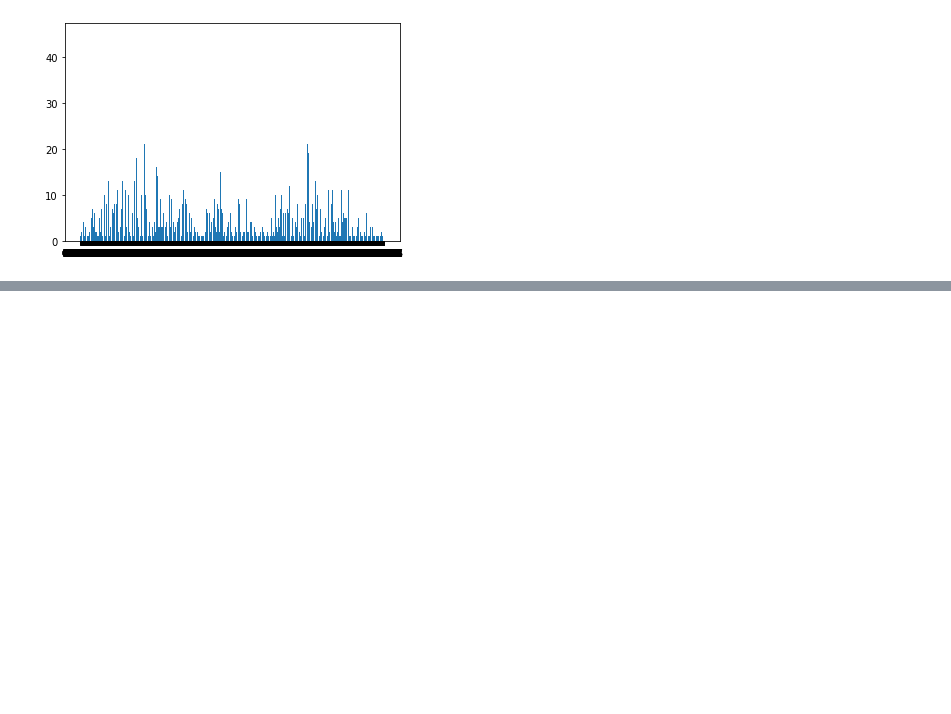
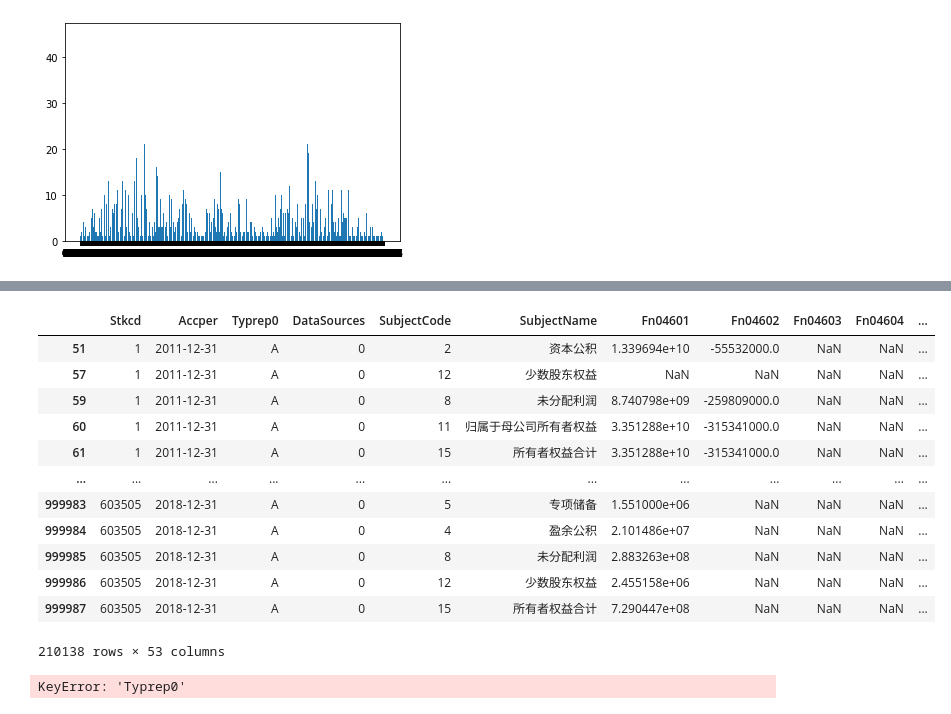
Before and after one commit to zhhh-j/AIstudio--projects, a Jupyter notebook: lw/code/preprogress.ipynb, the cells around one changed output, grey strips where cells are left out. Saved outputs shown, nothing was run; the diff lists cells and outputs as text; code cells hidden in the pictures; blank space fills up the shorter version.

```diff
--- a/lw/code/preprogress.ipynb
+++ b/lw/code/preprogress.ipynb
@@ -153,0 +110,47 @@ data2
+# %%
+# 所有这权益变动表 data3
+# Typrep [报表类型编码] - A＝合并本期，B＝母公司本期，C＝合并上期 ，D＝母公司上期。
+data3 = pd.read_csv(r'C:\Users\赵豪杰\Desktop\AIstudio--projects\lw\data\所有者权益变动表160253328\FN_FN046.csv', error_bad_lines=False)
+data3.columns[:15]
+data3_Copy = data3.copy()
+
+# 筛选年份
+data3['Accper_year'] = data3['Accper'].map(lambda x: pd.to_datetime(x).year)
+data3['Accper_month'] = data3['Accper'].map(lambda x: pd.to_datetime(x).month)
+data3['Accper_day'] = data3['Accper'].map(lambda x: pd.to_datetime(x).day)
+data3 = data3[(data3['Accper_year'] > 2010) & (data3['Accper_year'] < 2021)]
+
+# 筛选资产负债表会计日期为12月或者1月的，其中1月所在年份应减1
+data3['Accper_year0'] = data3[['Accper_year', 'Accper_month']].apply(lambda x: x[0] - 1 if x[1] == 1 else x[0], axis = 1)
+data3 = data3[(data3['Accper_month'] == 12) | (data3['Accper_month'] == 1)]
+data3 = data3[data3['Typrep'] == 'A']
+data3.rename(columns = {'Typrep':'Typrep0'})
+# %% [output]
+|  | Stkcd | Accper | Typrep0 | DataSources | SubjectCode | SubjectName | Fn04601 | Fn04602 | Fn04603 | Fn04604 | ... |
+| 51 | 1 | 2011-12-31 | A | 0 | 2 | 资本公积 | 1.339694e+10 | -55532000.0 | NaN | NaN | ... |
+| 57 | 1 | 2011-12-31 | A | 0 | 12 | 少数股东权益 | NaN | NaN | NaN | NaN | ... |
+| 59 | 1 | 2011-12-31 | A | 0 | 8 | 未分配利润 | 8.740798e+09 | -259809000.0 | NaN | NaN | ... |
+| 60 | 1 | 2011-12-31 | A | 0 | 11 | 归属于母公司所有者权益 | 3.351288e+10 | -315341000.0 | NaN | NaN | ... |
+| 61 | 1 | 2011-12-31 | A | 0 | 15 | 所有者权益合计 | 3.351288e+10 | -315341000.0 | NaN | NaN | ... |
+| ... | ... | ... | ... | ... | ... | ... | ... | ... | ... | ... | ... |
+| 999983 | 603505 | 2018-12-31 | A | 0 | 5 | 专项储备 | 1.551000e+06 | NaN | NaN | NaN | ... |
+| 999984 | 603505 | 2018-12-31 | A | 0 | 4 | 盈余公积 | 2.101486e+07 | NaN | NaN | NaN | ... |
+| 999985 | 603505 | 2018-12-31 | A | 0 | 8 | 未分配利润 | 2.883263e+08 | NaN | NaN | NaN | ... |
+| 999986 | 603505 | 2018-12-31 | A | 0 | 12 | 少数股东权益 | 2.455158e+06 | NaN | NaN | NaN | ... |
+| 999987 | 603505 | 2018-12-31 | A | 0 | 15 | 所有者权益合计 | 7.290447e+08 | NaN | NaN | NaN | ... |
+210138 rows × 53 columns
+# %%
+# df.dtypes 查看类型
+# 修改相同类型，便于合并
+df['Symbol'] = df['Symbol'].astype("string")
+data3['Stkcd'] = data3['Stkcd'].astype("string")
+
+data3.drop_duplicates(['Stkcd', 'Accper', 'Typrep'], inplace=True)
+data_all = pd.merge(data_all, data3, left_on=['Symbol', 'ViolationYear'], right_on=['Stkcd', 'Accper_year0'], how='inner')
+data_all[['Symbol', 'ViolationYear']].value_counts()
+data_all = data_all[data_all['Typrep'] == 'A'].drop_duplicates(['Symbol', 'ViolationYear'])
+
+# 资产负债表连接完成
+data_all
+# %% [output]
+KeyError: 'Typrep0'
```
Also changed, not shown: parts of 12 cells of this notebook.
